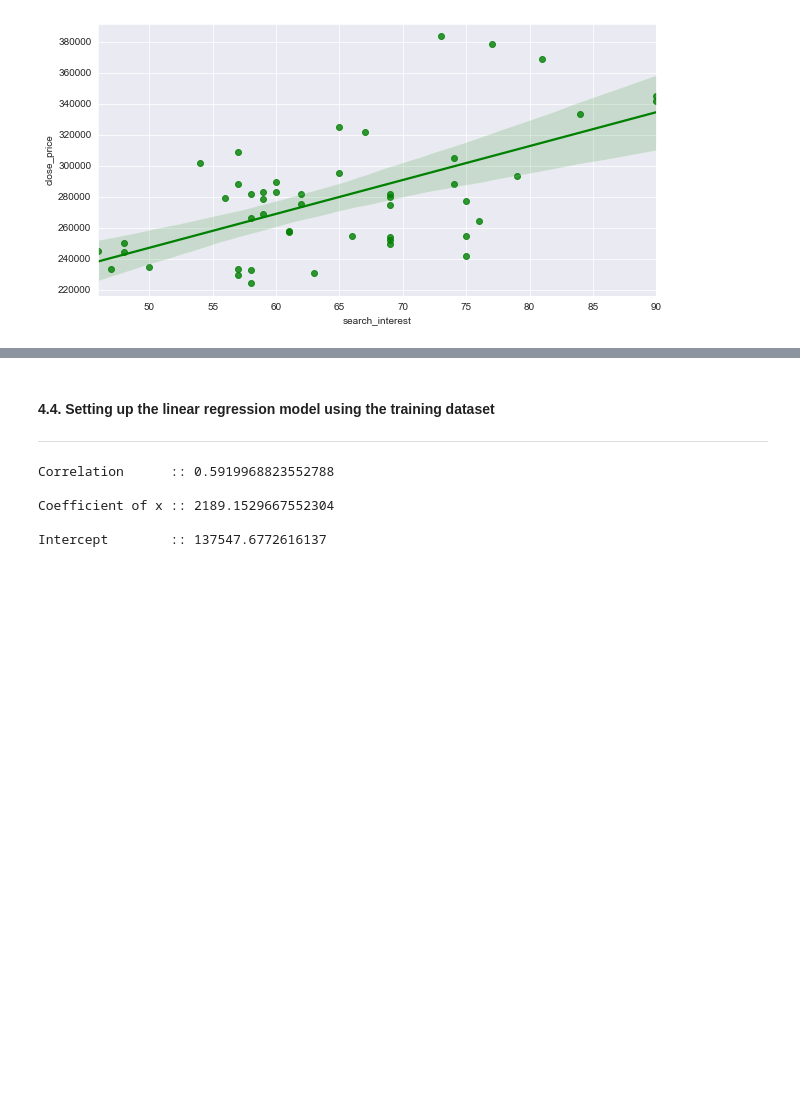
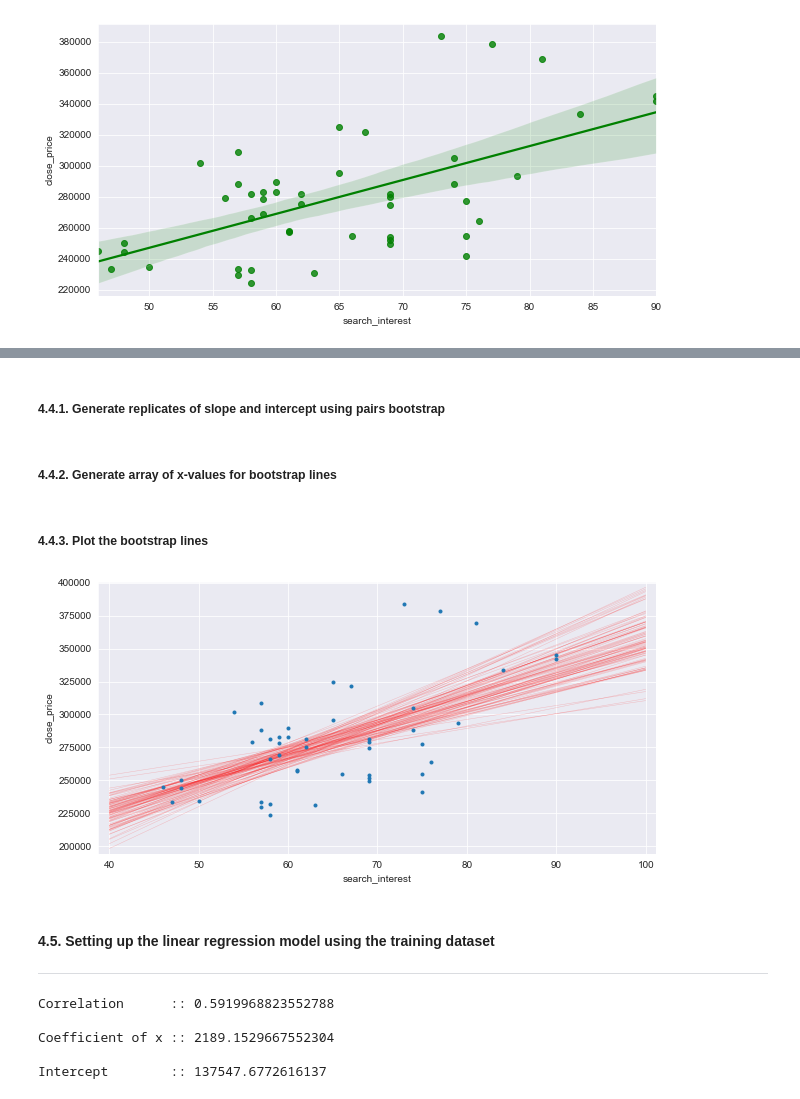
Before and after one commit to anshulrao/popularity-and-profits, a Jupyter notebook: code/BTS and Nongshim.ipynb, the cells around one changed output, grey strips where cells are left out. Drawn from its saved outputs; the diff is of its cells as text; code cells hidden in the pictures; blank space fills up the shorter version.

Commit message:
Adding bootstrapping

```diff
--- a/code/BTS and Nongshim.ipynb
+++ b/code/BTS and Nongshim.ipynb
@@ -182,5 +185,49 @@ sns.regplot(data=train_df, x='search_interest', y='close_price',
+# %%
+def draw_bs_pairs_linreg(x, y, size=1):
+    """Perform pairs bootstrap for linear regression."""
+
+    # Set up array of indices to sample from: inds
+    inds = np.arange(len(x))
+
+    # Initialize replicates: bs_slope_reps, bs_intercept_reps
+    bs_slope_reps = np.empty(size)
+    bs_intercept_reps = np.empty(size)
+
+    # Generate replicates
+    for i in range(size):
+        bs_inds = np.random.choice(inds, size=len(inds))
+        bs_x, bs_y = x[bs_inds], y[bs_inds]
+        bs_slope_reps[i], bs_intercept_reps[i] = np.polyfit(bs_x, bs_y, 1)
+
+    return bs_slope_reps, bs_intercept_reps
+# %% [markdown]
+##### 4.4.1. Generate replicates of slope and intercept using pairs bootstrap
+# %%
+bs_slope_reps, bs_intercept_reps = draw_bs_pairs_linreg(
+    train_df['search_interest'], train_df['close_price'], size=1000)
+# %% [markdown]
+##### 4.4.2. Generate array of x-values for bootstrap lines
+# %%
+x = np.array([40, 100])
+# %% [markdown]
+##### 4.4.3. Plot the bootstrap lines
+# %%
+plt.figure(figsize=(10,5))
+for i in range(100):
+    plt.plot(x,
+             bs_slope_reps[i] * x + bs_intercept_reps[i],
+             linewidth=0.5, alpha=0.2, color='red')
+
+plt.plot(train_df['search_interest'], train_df['close_price'], marker='.', linestyle='none')
+
+plt.xlabel('search_interest')
+plt.ylabel('close_price')
+plt.margins(0.02)
+plt.show()
+# %% [output]
+[figure, added]
 # %% [markdown]
-#### 4.4. Setting up the linear regression model using the training dataset
+#### 4.5. Setting up the linear regression model using the training dataset
 ___
 # %%
 lm = linear_model.LinearRegression()
```
Also changed, not shown: parts of 1 cell of this notebook, 1 other file.
